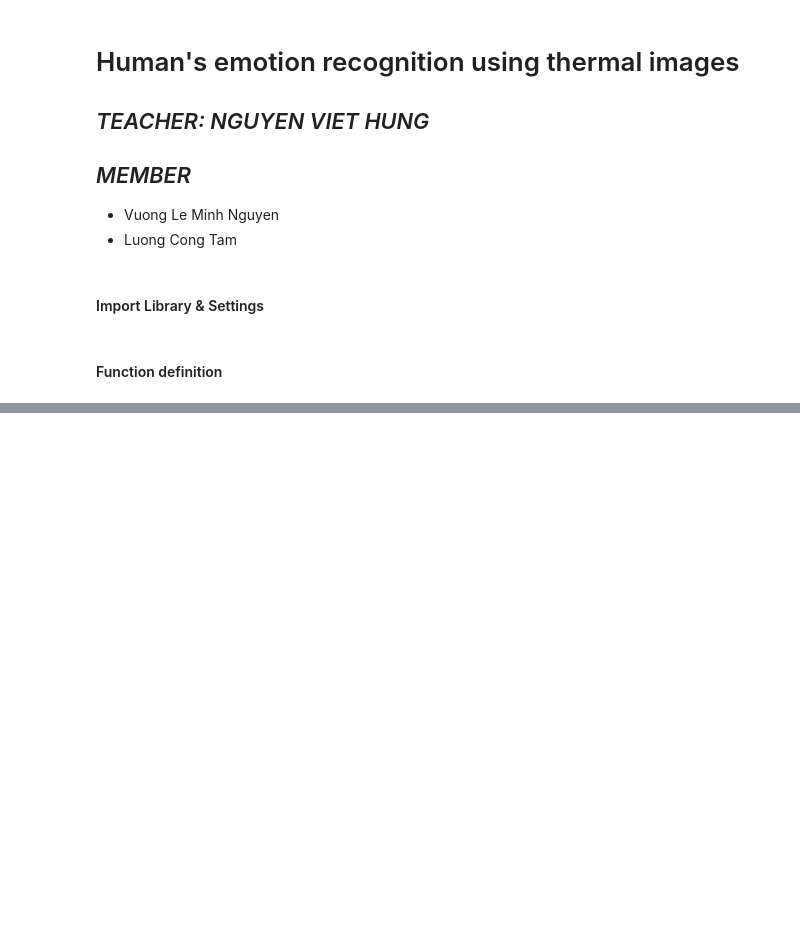
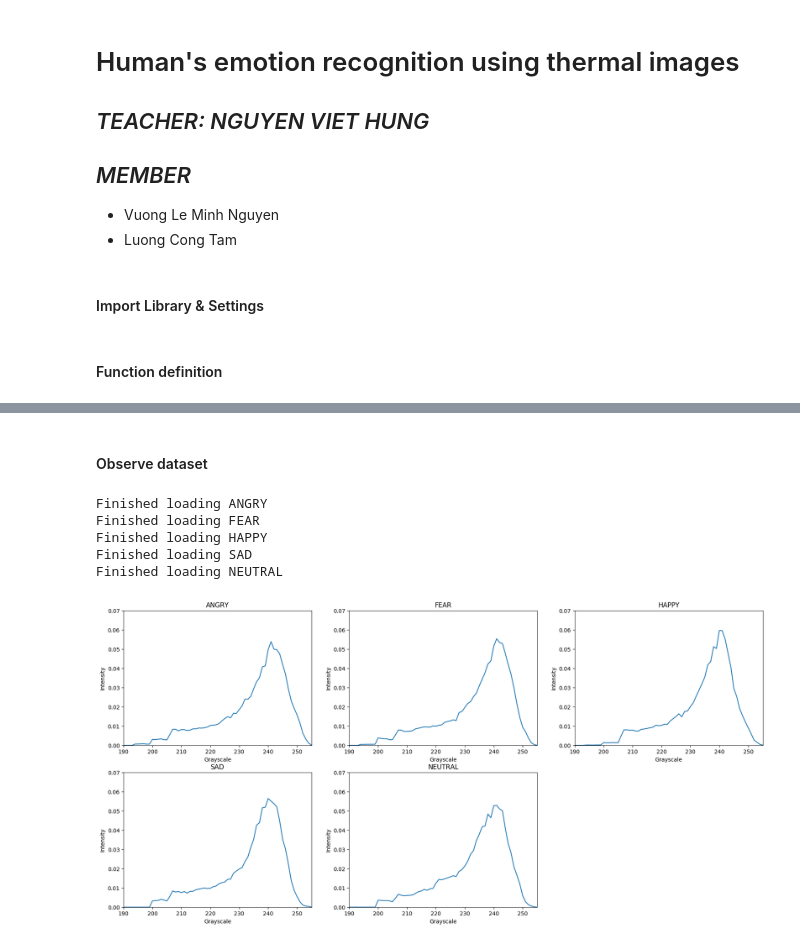
Before and after one commit to nguyenvlm/2019_NCKHSV_Emotions-Estimation_w_Faces-Thermal-Images, a Jupyter notebook: HERuTI.ipynb, the cells around one changed output, grey strips where cells are left out. Saved outputs shown, nothing was run; the diff lists cells and outputs as text; code cells hidden in the pictures; blank space fills up the shorter version.

Commit message:
Preparing for training

```diff
--- a/HERuTI.ipynb
+++ b/HERuTI.ipynb
@@ -240,3 +157,0 @@ for file in getSVXFiles(dbDir+eDir['fear']):
-# %%
-for i in range(len(train)//10):
-    getFace(train[i*10], 29.50, 100)
@@ -257,15 +157,0 @@ for i in range(len(train)//10):
-# %%
-# Demo reading imgs from SVX Files:
-train = dict()
-for e in eDir:
-    avgGrayImg = np.zeros(240*320)
-    cnt = 0
-    for file in getSVXFiles(dbDir+eDir[e]):
-        data = readSVX(file, 1)
-        grayImg = getGrayImage(data[0])
-#         frameShow(grayImg)
-        avgGrayImg = avgGrayImg + grayImg.reshape(240*320)
-        cnt += 1
-        data = None
-    train[e] = avgGrayImg/cnt
-pd.DataFrame(train).hist(bins = 256, figsize = (20, 17), layout = (5,1))
@@ -271,0 +208,34 @@ pd.DataFrame(train).hist(bins = 256, figsize = (20, 17), layout = (5,1))
+# %% [markdown]
+#### Observe dataset
+# %%
+# Observe the dataset:
+train = dict()
+plotIndex = 1
+plt.figure(num=None,figsize=(21,10),dpi=100)
+for e in eDir:
+    eIntensities = []
+    for file in getSVXFiles(dbDir+eDir[e]):
+#         frameShow(face)
+        eIntensities.extend(readGrayscaleFacesFromSVX(file, frame_limit = 1))
+    train[e] = np.average(eIntensities, axis = 0)
+    print('Finished loading',e.upper())
+#     print(e, train[e])
+    plt.subplot(2, 3, plotIndex)
+#     plt.bar(np.arange(256), train[e], align = 'center', alpha = 0.5, width = 1)
+    plt.plot(np.arange(256), train[e], alpha = 1)
+    plt.axis([190, 255, 0, 0.07])
+    plt.xlabel('Grayscale')
+    plt.ylabel('Intensity')
+    plt.title(e.upper())
+    plotIndex += 1
+
+# plt.tight_layout()
+plt.show()
+# pd.DataFrame(train).hist(bins = 256, figsize = (20, 17), layout = (5,1))
+# %% [output]
+Finished loading ANGRY
+Finished loading FEAR
+Finished loading HAPPY
+Finished loading SAD
+Finished loading NEUTRAL
+[figure, added]
```
Also changed, not shown: parts of 8 cells of this notebook.
